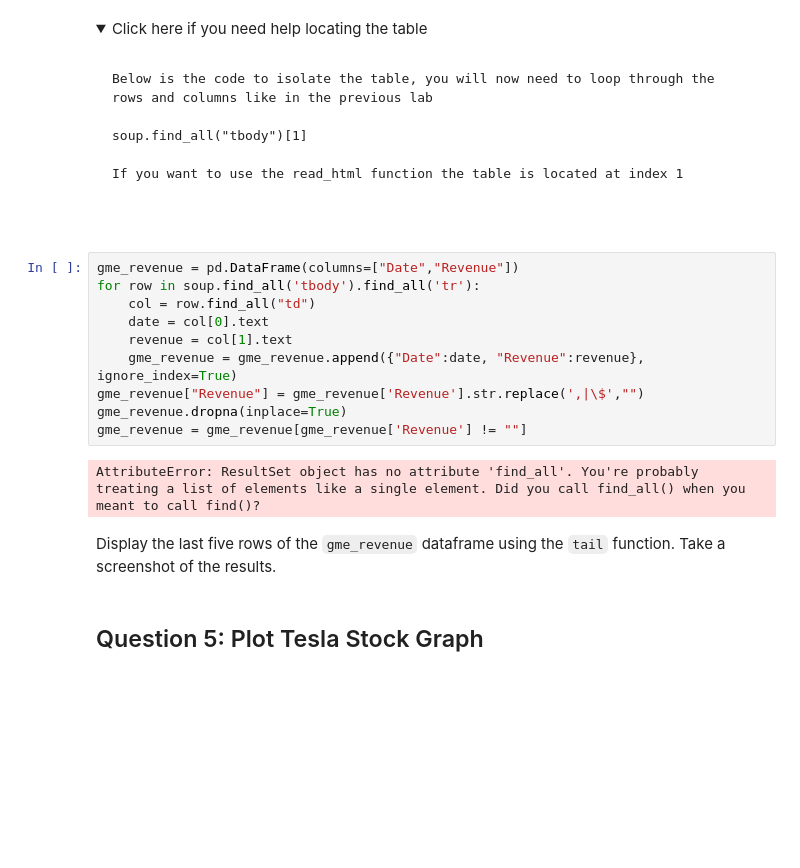
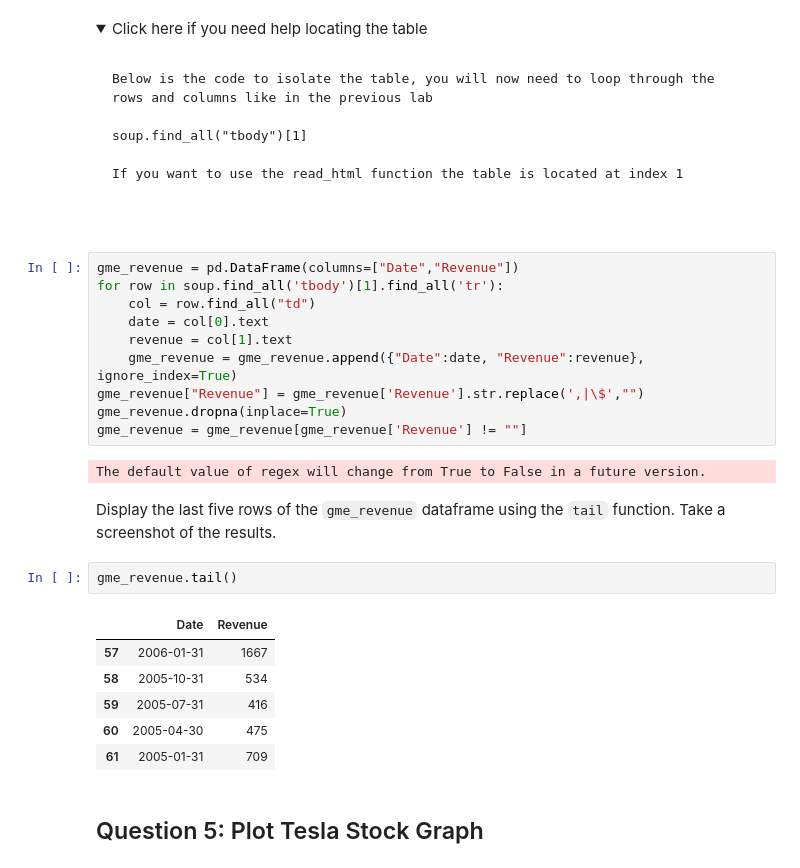
Before and after one commit to manhalabboud/StockRevenue, a Jupyter notebook: Analyzing Historical StockRevenue Data and Building a Dashboard.ipynb, the cells around one changed output. Cells and saved outputs as stored; diff of their text form; folded sections open; blank space fills up the shorter version.

```diff
--- a/Analyzing Historical StockRevenue Data and Building a Dashboard.ipynb
+++ b/Analyzing Historical StockRevenue Data and Building a Dashboard.ipynb
@@ -206,7 +208,7 @@ If you want to use the read_html function the table is located at index 1
 </details>
 # %%
 gme_revenue = pd.DataFrame(columns=["Date","Revenue"])
-for row in soup.find_all('tbody').find_all('tr'):
+for row in soup.find_all('tbody')[1].find_all('tr'):
     col = row.find_all("td")
     date = col[0].text
     revenue = col[1].text
@@ -215,9 +217,18 @@ gme_revenue["Revenue"] = gme_revenue['Revenue'].str.replace(',|\$',"")
 gme_revenue.dropna(inplace=True)
 gme_revenue = gme_revenue[gme_revenue['Revenue'] != ""]
 # %% [output]
-AttributeError: ResultSet object has no attribute 'find_all'. You're probably treating a list of elements like a single element. Did you call find_all() when you meant to call find()?
+The default value of regex will change from True to False in a future version.
 # %% [markdown]
 Display the last five rows of the `gme_revenue` dataframe using the `tail` function. Take a screenshot of the results.
+# %%
+gme_revenue.tail()
+# %% [output]
+|  | Date | Revenue |
+| 57 | 2006-01-31 | 1667 |
+| 58 | 2005-10-31 | 534 |
+| 59 | 2005-07-31 | 416 |
+| 60 | 2005-04-30 | 475 |
+| 61 | 2005-01-31 | 709 |
 # %% [markdown]
 ## Question 5: Plot Tesla Stock Graph
 # %% [markdown]
```
Also changed, not shown: parts of 5 cells of this notebook.
